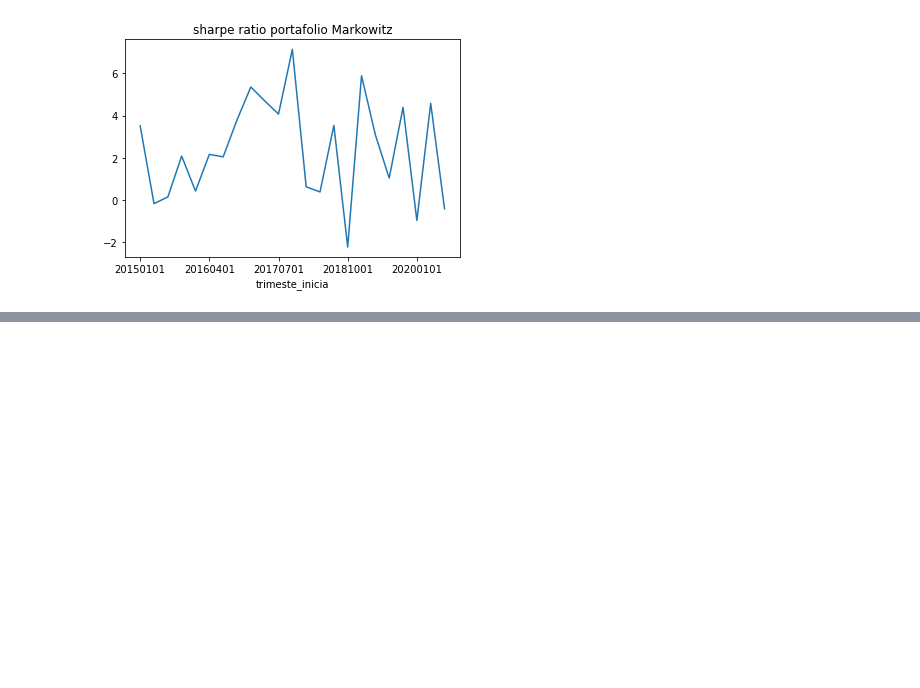
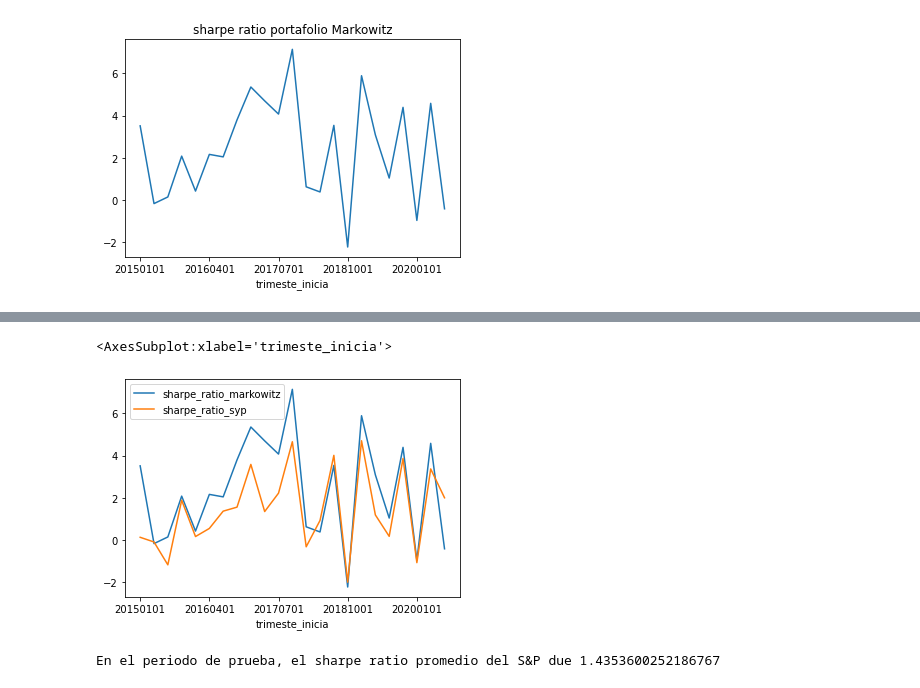
Before and after one commit to efvillar/Metaheuristic-Portfolio-Optimization, a Jupyter notebook: 1 Portafolios tipo markowitz.ipynb, the cells around one changed output, grey strips where cells are left out. Drawn from its saved outputs; the diff is of its cells as text; code cells hidden in the pictures; blank space fills up the shorter version.

Commit message:
mark

```diff
--- a/1 Portafolios tipo markowitz.ipynb
+++ b/1 Portafolios tipo markowitz.ipynb
@@ -467,0 +596,3 @@ resultadosT['sharpe_ratio'].plot(title='sharpe ratio portafolio Markowitz')
+# %%
+shape_mark_syp_df = pd.concat([resultadosT, data_syp_list_df], axis=1)
+shape_mark_syp_df
@@ -467,0 +639,10 @@ resultadosT['sharpe_ratio'].plot(title='sharpe ratio portafolio Markowitz')
+# %%
+shape_mark_syp_df[['sharpe_ratio_markowitz','sharpe_ratio_syp']].plot()
+# %% [output]
+<AxesSubplot:xlabel='trimeste_inicia'>
+[figure, added]
+# %%
+sharpe_medio_syp = shape_mark_syp_df['sharpe_ratio_syp'].mean()
+print(f'En el periodo de prueba, el sharpe ratio promedio del S&P due {sharpe_medio_syp}')
+# %% [output]
+En el periodo de prueba, el sharpe ratio promedio del S&P due 1.4353600252186767
```
Also changed, not shown: parts of 16 cells of this notebook, 1 other file.
